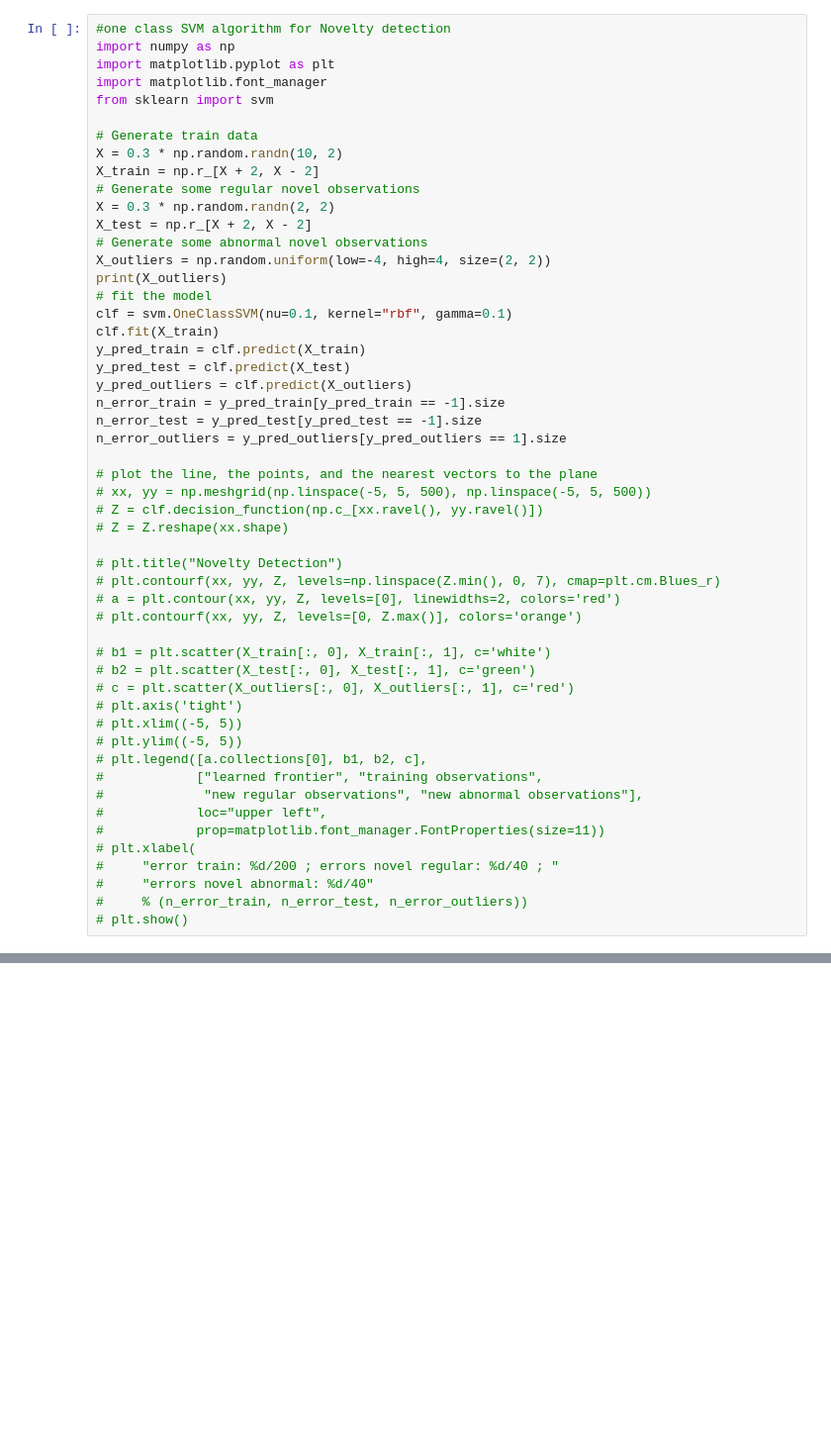
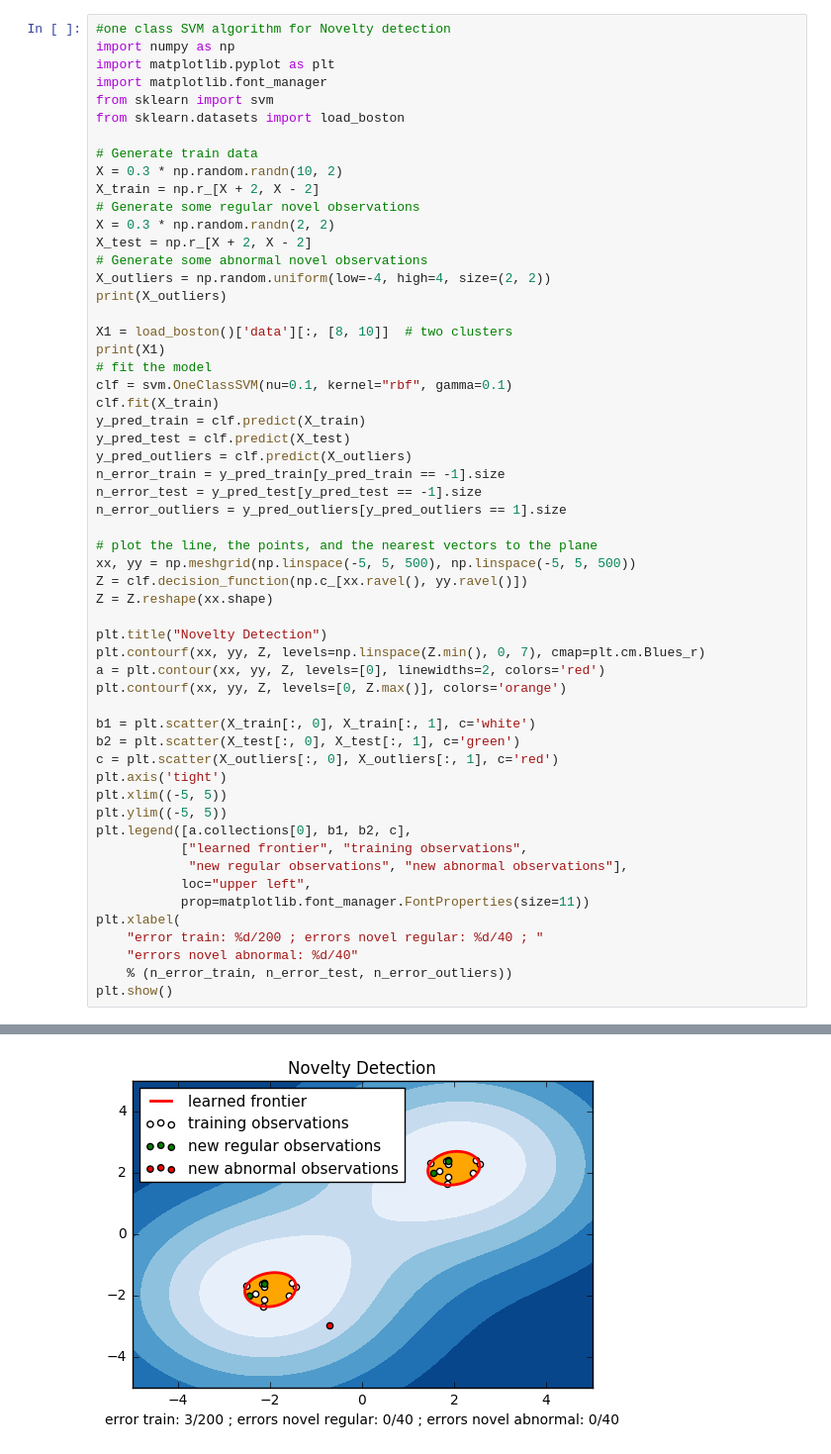
Before and after one commit to praveenvaddimgunta/ML-python, a Jupyter notebook: scikit/OneClass_SVM.ipynb, the cells around one changed output, grey strips where cells are left out. Shown at 99% size. Saved outputs shown, nothing was run; the diff lists cells and outputs as text; blank space fills up the shorter version.

```diff
--- a/scikit/OneClass_SVM.ipynb
+++ b/scikit/OneClass_SVM.ipynb
@@ -4,6 +4,7 @@ import numpy as np
 import matplotlib.pyplot as plt
 import matplotlib.font_manager
 from sklearn import svm
+from sklearn.datasets import load_boston
 
 # Generate train data
 X = 0.3 * np.random.randn(10, 2)
@@ -14,6 +15,9 @@ X_test = np.r_[X + 2, X - 2]
 # Generate some abnormal novel observations
 X_outliers = np.random.uniform(low=-4, high=4, size=(2, 2))
 print(X_outliers)
+
+X1 = load_boston()['data'][:, [8, 10]]  # two clusters
+print(X1)
 # fit the model
 clf = svm.OneClassSVM(nu=0.1, kernel="rbf", gamma=0.1)
 clf.fit(X_train)
@@ -25,29 +29,29 @@ n_error_test = y_pred_test[y_pred_test == -1].size
 n_error_outliers = y_pred_outliers[y_pred_outliers == 1].size
 
 # plot the line, the points, and the nearest vectors to the plane
-# xx, yy = np.meshgrid(np.linspace(-5, 5, 500), np.linspace(-5, 5, 500))
-# Z = clf.decision_function(np.c_[xx.ravel(), yy.ravel()])
-# Z = Z.reshape(xx.shape)
+xx, yy = np.meshgrid(np.linspace(-5, 5, 500), np.linspace(-5, 5, 500))
+Z = clf.decision_function(np.c_[xx.ravel(), yy.ravel()])
+Z = Z.reshape(xx.shape)
 
-# plt.title("Novelty Detection")
-# plt.contourf(xx, yy, Z, levels=np.linspace(Z.min(), 0, 7), cmap=plt.cm.Blues_r)
-# a = plt.contour(xx, yy, Z, levels=[0], linewidths=2, colors='red')
-# plt.contourf(xx, yy, Z, levels=[0, Z.max()], colors='orange')
+plt.title("Novelty Detection")
+plt.contourf(xx, yy, Z, levels=np.linspace(Z.min(), 0, 7), cmap=plt.cm.Blues_r)
+a = plt.contour(xx, yy, Z, levels=[0], linewidths=2, colors='red')
+plt.contourf(xx, yy, Z, levels=[0, Z.max()], colors='orange')
 
-# b1 = plt.scatter(X_train[:, 0], X_train[:, 1], c='white')
-# b2 = plt.scatter(X_test[:, 0], X_test[:, 1], c='green')
-# c = plt.scatter(X_outliers[:, 0], X_outliers[:, 1], c='red')
-# plt.axis('tight')
-# plt.xlim((-5, 5))
-# plt.ylim((-5, 5))
-# plt.legend([a.collections[0], b1, b2, c],
-#            ["learned frontier", "training observations",
-#             "new regular observations", "new abnormal observations"],
-#            loc="upper left",
-#            prop=matplotlib.font_manager.FontProperties(size=11))
-# plt.xlabel(
-#     "error train: %d/200 ; errors novel regular: %d/40 ; "
-#     "errors novel abnormal: %d/40"
-#     % (n_error_train, n_error_test, n_error_outliers))
-# plt.show()
+b1 = plt.scatter(X_train[:, 0], X_train[:, 1], c='white')
+b2 = plt.scatter(X_test[:, 0], X_test[:, 1], c='green')
+c = plt.scatter(X_outliers[:, 0], X_outliers[:, 1], c='red')
+plt.axis('tight')
+plt.xlim((-5, 5))
+plt.ylim((-5, 5))
+plt.legend([a.collections[0], b1, b2, c],
+           ["learned frontier", "training observations",
+            "new regular observations", "new abnormal observations"],
+           loc="upper left",
+           prop=matplotlib.font_manager.FontProperties(size=11))
+plt.xlabel(
+    "error train: %d/200 ; errors novel regular: %d/40 ; "
+    "errors novel abnormal: %d/40"
+    % (n_error_train, n_error_test, n_error_outliers))
+plt.show()
 # %% [output]
@@ -55,0 +67 @@ n_error_outliers = y_pred_outliers[y_pred_outliers == 1].size
+[figure, added]
```
Also changed, not shown: parts of 1 cell of this notebook, 4 other files.
